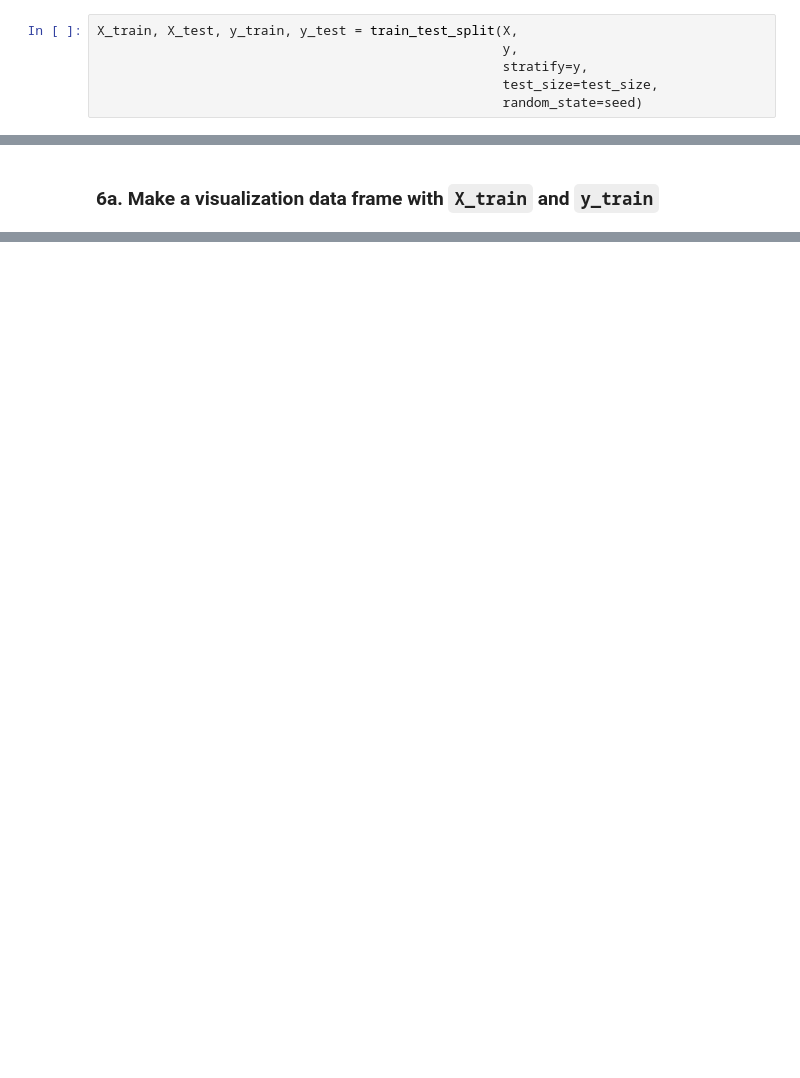
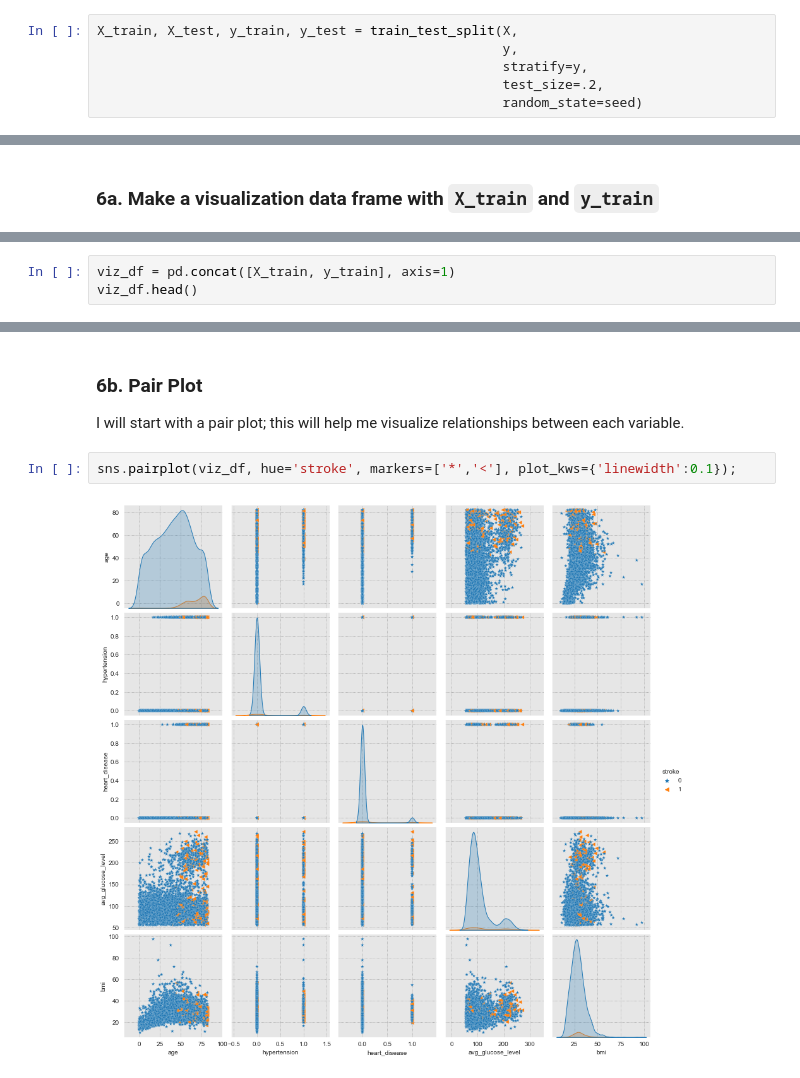
Before and after one commit to AgathaZareth/Stroke_Prediction, a Jupyter notebook: Notebook.ipynb, the cells around one changed output, grey strips where cells are left out. Drawn from its saved outputs; the diff is of its cells as text; blank space fills up the shorter version.

```diff
--- a/Notebook.ipynb
+++ b/Notebook.ipynb
@@ -210,7 +297,7 @@ y = data[target]
 X_train, X_test, y_train, y_test = train_test_split(X,
                                                     y,
                                                     stratify=y,
-                                                    test_size=test_size,
+                                                    test_size=.2,
                                                     random_state=seed)
 # %% [markdown]
 # 6. Which features are better predictors?
@@ -605,0 +308,3 @@ why this final model? What is so great about it. how does it solve business prob
+# %%
+viz_df = pd.concat([X_train, y_train], axis=1)
+viz_df.head()
@@ -605,0 +318,7 @@ why this final model? What is so great about it. how does it solve business prob
+# %% [markdown]
+### 6b. Pair Plot
+I will start with a pair plot; this will help me visualize relationships between each variable.
+# %%
+sns.pairplot(viz_df, hue='stroke', markers=['*','<'], plot_kws={'linewidth':0.1});
+# %% [output]
+[figure, added]
```
Also changed, not shown: parts of 86 cells of this notebook.
